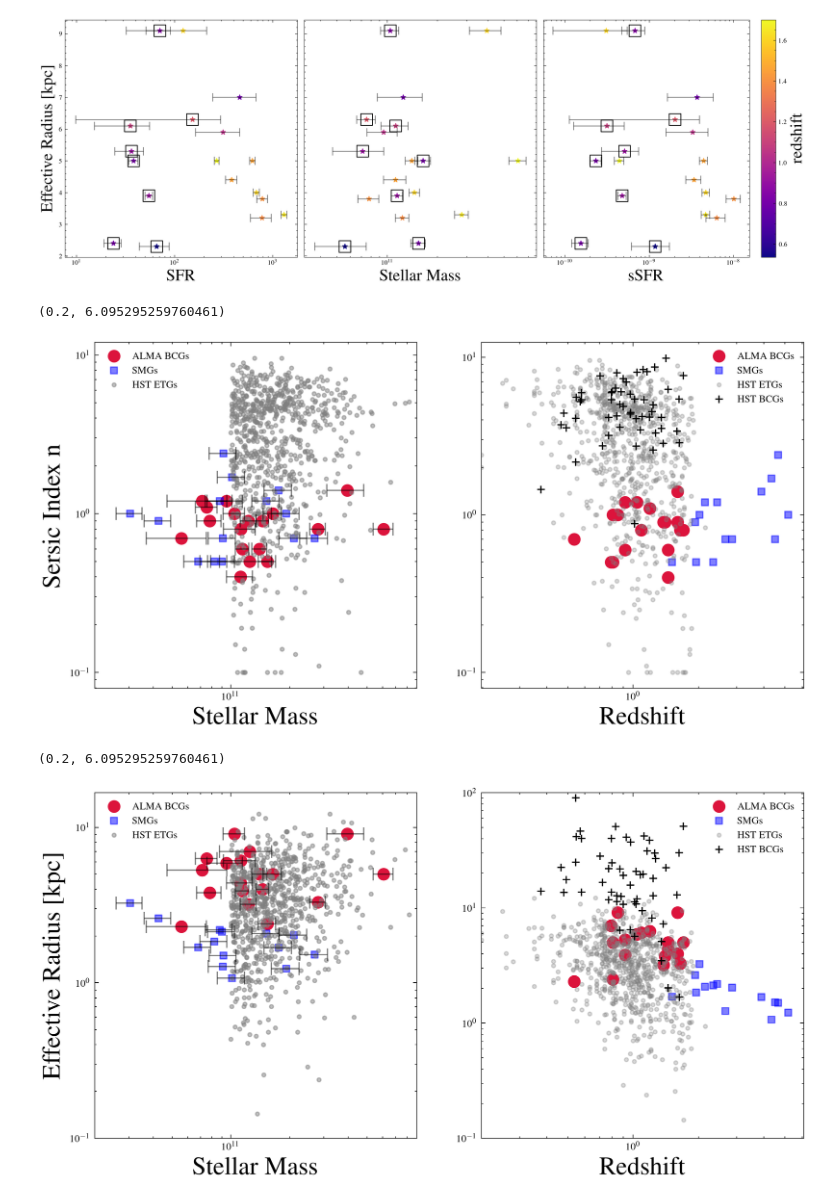
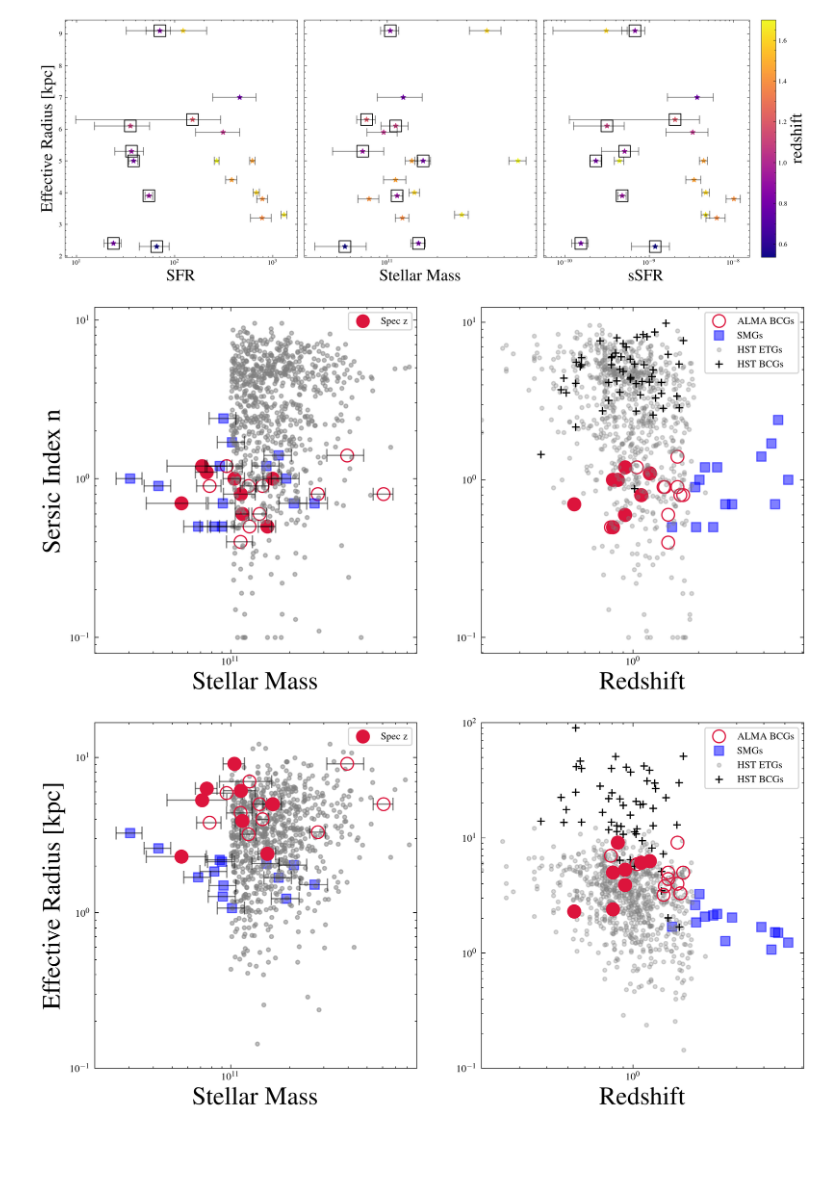
Before and after one commit to anjaliramesh-datascience/bcg_dust_continuum, a Jupyter notebook: notebook/workflow.ipynb, the cells around one changed output. Cells and saved outputs as stored; diff of their text form; code cells hidden in the pictures; blank space fills up the shorter version.

```diff
--- a/notebook/workflow.ipynb
+++ b/notebook/workflow.ipynb
@@ -700,61 +675,67 @@ plt.subplots_adjust(left=0.1,
 # %%
 final_results = master_df.copy()
 plt.style.use(["ieee","science"])
 fig,ax = plt.subplots(1,2, dpi = 300, figsize = (10,5))
-ax[0].scatter(final_results['Stellar_mass'], final_results['n'], marker = 'o', s = 80, color = 'crimson', label = "ALMA BCGs")
-ax[0].errorbar(final_results['Stellar_mass'], final_results['n'], xerr = final_results['Stellar_mass_err'],ls = 'none', ecolor = 'black', alpha = 0.5,solid_capstyle='projecting', capsize=5, elinewidth = 1)
-ax[0].scatter(10**hodge_smg['stellar_mass'], hodge_smg['n'], marker = 's',s = 30, color = 'blue', alpha = 0.5, label = "SMGs")
+ax[0].scatter(final_results['Stellar_mass'], final_results['n'], marker = 'o', s = 100, color = 'crimson', facecolors = 'none')
+ax[0].errorbar(final_results['Stellar_mass'], final_results['n'], xerr = final_results['Stellar_mass_err'],ls = 'none', ecolor = 'black', alpha = 0.5, solid_capstyle='projecting', capsize=5, elinewidth = 1)
+ax[0].scatter(specz['Stellar_mass'], specz['n'], marker = 'o', s = 100, color = 'crimson', lw = 0.8, label = 'Spec z')
+ax[0].scatter(10**hodge_smg['stellar_mass'], hodge_smg['n'], marker = 's',s = 50, color = 'blue', alpha = 0.5)
 ax[0].errorbar(10**hodge_smg['stellar_mass'], hodge_smg['n'], xerr = (10**(hodge_smg['stellar_mass'] + hodge_smg['stellar_mass_err']) - 10**(hodge_smg['stellar_mass'])),ls = 'none', ecolor = 'black', alpha = 0.5,solid_capstyle='projecting', capsize=5, elinewidth = 1)
-ax[0].scatter(etg['stellar_mass'] * 10**10, etg['n'], color = 'grey', marker = '.', alpha = 0.5, label = "HST ETGs")
+ax[0].scatter(etg['stellar_mass'] * 10**10, etg['n'], color = 'grey', marker = '.', alpha = 0.5)
 ax[0].set_ylabel("Sersic Index n", size = 20)
 ax[0].set_xlabel("Stellar Mass", size = 20)
 ax[0].set_xscale('log')
-ax[0].legend(scatterpoints=1)
+ax[0].legend(scatterpoints=1, frameon = True)
 ax[0].set_yscale('log')
 # ax[0].set_ylim(10**-1)
 ax[0].set_xlim(2*10**10, 9*10**11)
 
-ax[1].scatter(final_results['redshift'], final_results['n'], marker = 'o', s = 80, color = 'crimson', label = "ALMA BCGs")
-ax[1].scatter(hodge_smg['z'], hodge_smg['n'], marker = 's',s = 30, color = 'blue', label = "SMGs", alpha = 0.5)
+ax[1].scatter(final_results['redshift'], final_results['n'], marker = 'o', s = 100, color = 'crimson', facecolors = 'none', label = "ALMA BCGs")
+ax[1].scatter(specz['redshift'], specz['n'], marker = 'o', s = 100, color = 'crimson')
+ax[1].scatter(hodge_smg['z'], hodge_smg['n'], marker = 's',s = 50, color = 'blue', label = "SMGs", alpha = 0.5)
 ax[1].scatter(etg['z'], etg['n'], color = 'grey', marker = '.', alpha = 0.3, label = "HST ETGs")
 ax[1].scatter(hst_bcgs['z'], hst_bcgs['n'],  color = 'black', marker = '+', label = 'HST BCGs')
 # ax[1].set_ylabel("Effective Radius [kpc]")
 ax[1].set_xlabel("Redshift", size = 20)
-ax[1].legend(scatterpoints=1)
+ax[1].legend(scatterpoints=1, frameon = True)
 ax[1].set_yscale('log')
 ax[1].set_xscale('log')
 ax[1].set_xlim(2*10**-1)
 
+fig.savefig("/Users/arames52/bcg_dust_continuum/notebook/plots/n_mstar_z.png", dpi = 300)
+
 # plt.savefig("/Users/arames52/bcg_dust_continuum/notebook/plots/sn_mass_plot.jpg", dpi = 300,bbox_inches = "tight")
 # %% [output]
-(0.2, 6.095295259760461)
-[figure, old version]
+[figure, new version]
 # %%
 fig,ax = plt.subplots(1,2, figsize = (10,5), dpi = 300)
-ax[0].scatter(final_results['Stellar_mass'], final_results['re'], marker = 'o', s = 80, color = 'crimson', label = "ALMA BCGs")
+ax[0].scatter(final_results['Stellar_mass'], final_results['re'], marker = 'o', s = 100, color = 'crimson', facecolors = 'none', zorder = 10)
+ax[0].scatter(specz['Stellar_mass'], specz['re'], marker = 'o', s = 100, color = 'crimson', label = "Spec z", zorder = 10)
 ax[0].errorbar(final_results['Stellar_mass'], final_results['re'], xerr = final_results['Stellar_mass_err'],ls = 'none', ecolor = 'black', alpha = 0.5,solid_capstyle='projecting', capsize=5, elinewidth = 1)
-ax[0].scatter(10**hodge_smg['stellar_mass'], hodge_smg['Re_kpc'], marker = 's',s = 30, color = 'blue', alpha = 0.5, label = "SMGs")
+ax[0].scatter(10**hodge_smg['stellar_mass'], hodge_smg['Re_kpc'], marker = 's',s = 50, color = 'blue', alpha = 0.5)
 ax[0].errorbar(10**hodge_smg['stellar_mass'], hodge_smg['Re_kpc'], xerr = (10**(hodge_smg['stellar_mass'] + hodge_smg['stellar_mass_err']) - 10**(hodge_smg['stellar_mass'])),ls = 'none', ecolor = 'black', alpha = 0.5,solid_capstyle='projecting', capsize=5, elinewidth = 1)
-ax[0].scatter(etg['stellar_mass'] * 10**10, etg['re_kpc'], color = 'grey', marker = '.', alpha = 0.5, label = "HST ETGs")
+ax[0].scatter(etg['stellar_mass'] * 10**10, etg['re_kpc'], color = 'grey', marker = '.', alpha = 0.5)
 ax[0].set_ylabel("Effective Radius [kpc]", size = 20)
 ax[0].set_xlabel("Stellar Mass", size = 20)
 ax[0].set_xscale('log')
-ax[0].legend(scatterpoints=1)
+ax[0].legend(scatterpoints=1, frameon = True)
 ax[0].set_yscale('log')
 ax[0].set_ylim(10**-1)
 ax[0].set_xlim(2*10**10, 9*10**11)
 
-ax[1].scatter(final_results['redshift'], final_results['re'], marker = 'o', s = 80, color = 'crimson', label = "ALMA BCGs")
-ax[1].scatter(hodge_smg['z'], hodge_smg['Re_kpc'], marker = 's',s = 30, color = 'blue', label = "SMGs", alpha = 0.5)
+ax[1].scatter(final_results['redshift'], final_results['re'], marker = 'o', facecolors= 'none', s = 100, color = 'crimson', label = "ALMA BCGs", zorder = 10)
+ax[1].scatter(specz['redshift'], specz['re'], marker = 'o', s = 100, color = 'crimson', zorder = 10)
+ax[1].scatter(hodge_smg['z'], hodge_smg['Re_kpc'], marker = 's',s = 50, color = 'blue', label = "SMGs", alpha = 0.5)
 ax[1].scatter(etg['z'], etg['re_kpc'], color = 'grey', marker = '.', alpha = 0.3, label = "HST ETGs")
 ax[1].scatter(hst_bcgs['z'], hst_bcgs['re'],  color = 'black', marker = '+', label = 'HST BCGs')
 # ax[1].set_ylabel("Effective Radius [kpc]")
 ax[1].set_xlabel("Redshift", size = 20)
-ax[1].legend(scatterpoints=1)
+ax[1].legend(scatterpoints=1, frameon = True)
 ax[1].set_yscale('log')
 ax[1].set_xscale('log')
 ax[1].set_ylim(10**-1, 10**2)
 ax[1].set_xlim(2*10**-1)
+
+fig.savefig("/Users/arames52/bcg_dust_continuum/notebook/plots/re_mstar_z.png", dpi = 300)
 # %% [output]
-(0.2, 6.095295259760461)
-[figure, old version]
+[figure, new version]
```
Also changed, not shown: parts of 4 cells of this notebook.
